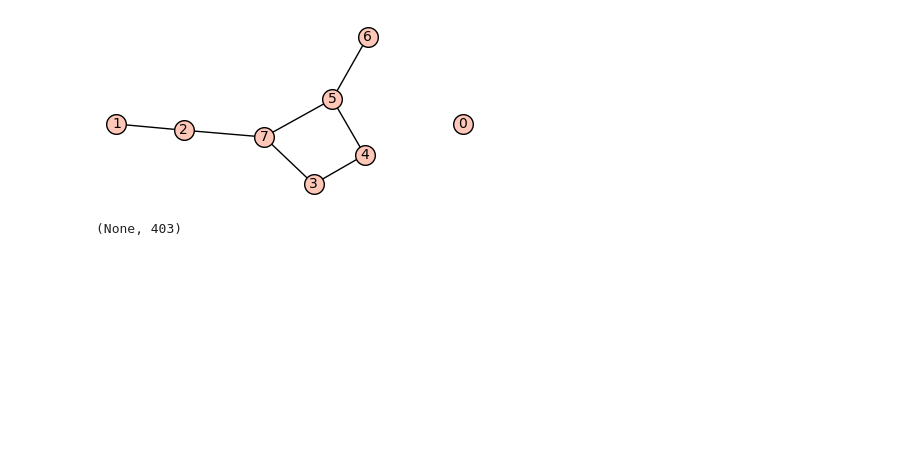
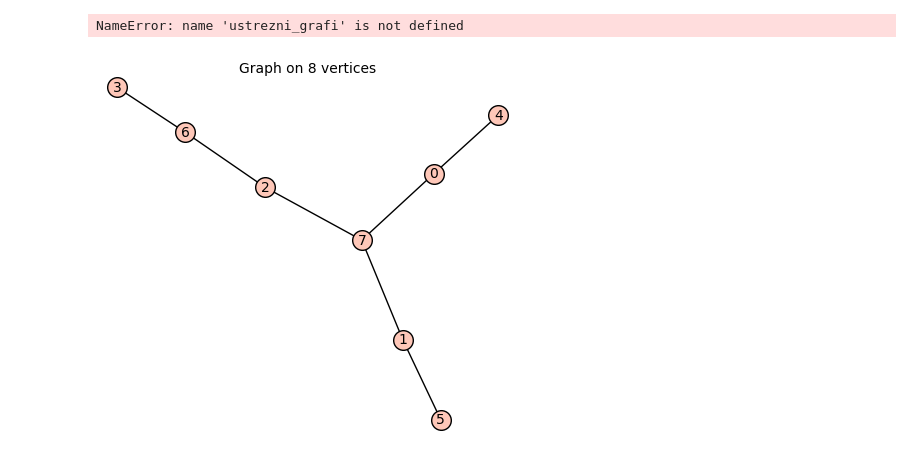
Before and after one commit to janimetez/FP-projekt-On-extremal-graphs-of-Weighted-Szeged-index, a Jupyter notebook: 2020-01-04-100913.ipynb, the cells around one changed output. Saved outputs shown, nothing was run; the diff lists cells and outputs as text; code cells hidden in the pictures; blank space fills up the shorter version.

```diff
--- a/2020-01-04-100913.ipynb
+++ b/2020-01-04-100913.ipynb
@@ -25,7 +22,7 @@ def minimalni_wSz(G):
     G.add_edge((0,novo,None))
     k = 0
     zacetniG = G
-    while k < 1000:
+    while k < 10000:
         k += 1
         G = zacetniG
         M = graphs.CompleteGraph(novo + 1)
@@ -37,19 +34,20 @@ def minimalni_wSz(G):
                 zacetniG = G
     return (zacetniG, wSz(zacetniG))
 
-H = Graph([(0, 1), (1, 2),(0,3),(3,4),(0,5),(5,6)])
+H = Graph([(0, 1), (1, 2),(0,3),(3,4),(0,5)])
 N = minimalni_wSz(H)
 (N[0].show(),N[1])
-# %% [output]
-[figure, removed]
-(None, 403)
 # %%
-def minimalni_wSz(a):
+def ustrezni_grafi(a):
     M = []
     L = list(graphs(a))
     for i in range(0,len(L)):
-        if L[i].is_connected() and L[i].is_tree:
-            M += [L[i]]
+        if L[i].size() == a-1:
+            if L[i].is_connected():
+                M += [L[i]]
+    return M
+
+def min_wSz(M):
     m1 = wSz(M[0])
     minM = M[0]
     for m in M:
@@ -61,0 +58,8 @@ minimalni_wSz(9)
+# %%
+M = ustrezni_grafi(8)
+# %% [output]
+NameError: name 'ustrezni_grafi' is not defined
+# %%
+min_wSz(M)
+# %% [output]
+[figure, added]
```
Also changed, not shown: parts of 3 cells of this notebook.
